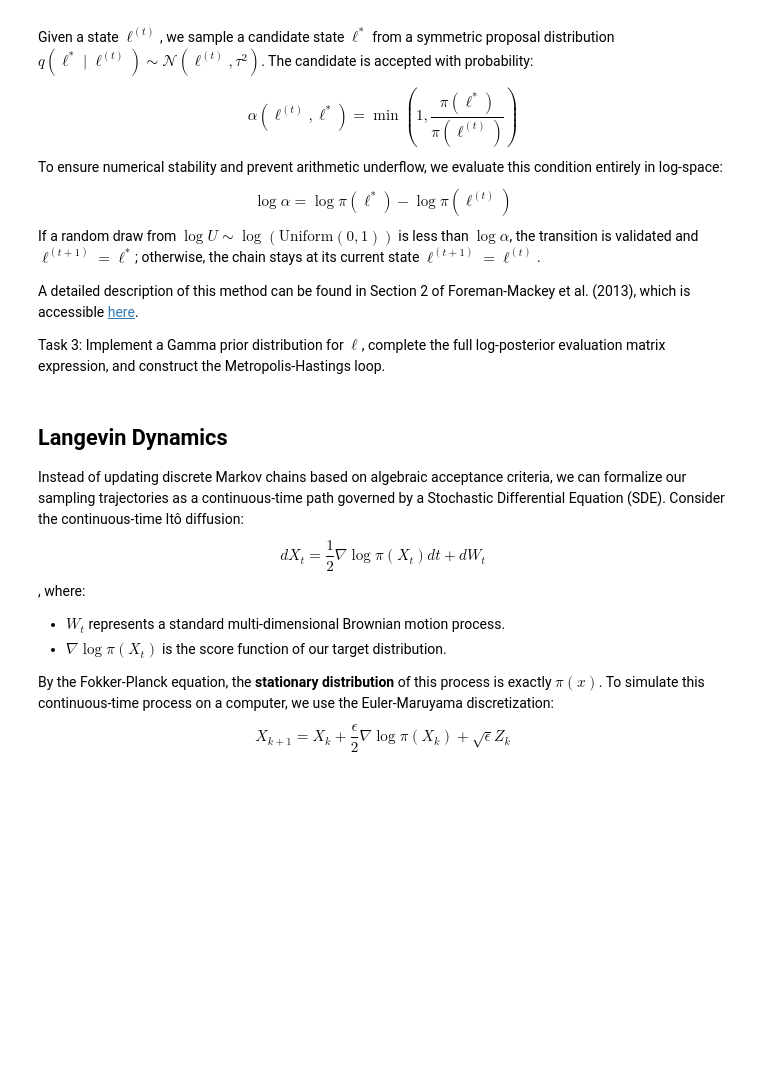
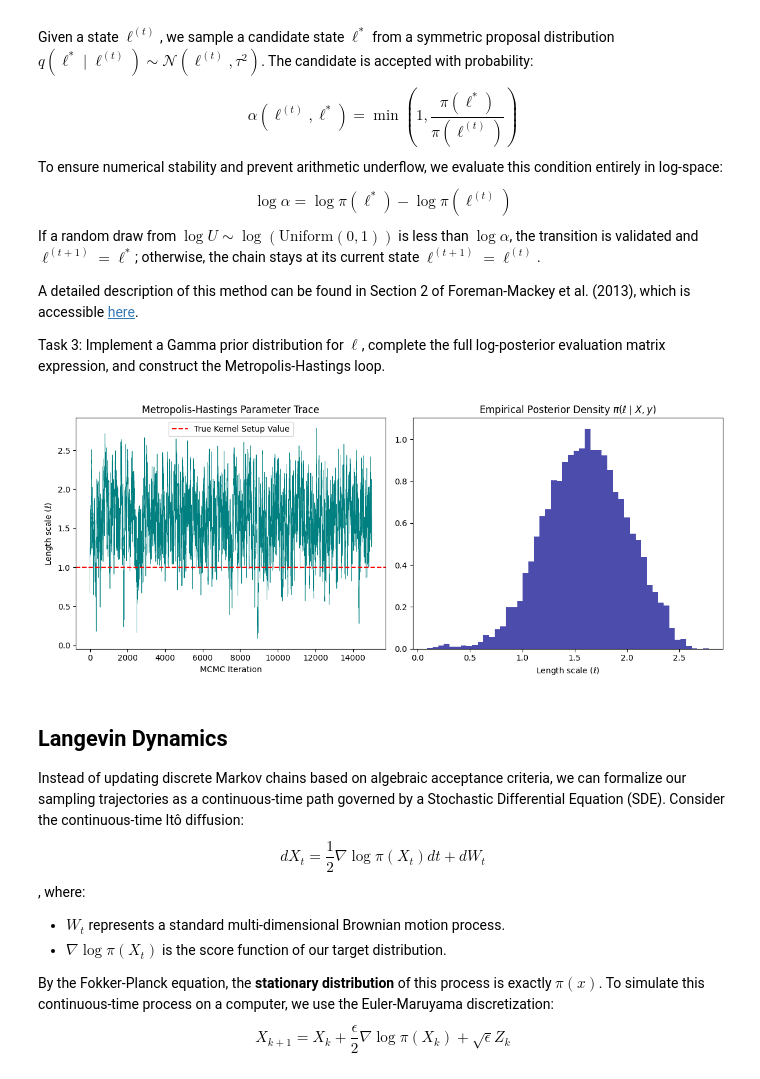
Before and after one commit to AidaAm005/Stochastic-Processes-Final-Project, a Jupyter notebook: SPFinalProject.ipynb, the cells around one changed output. Cells and saved outputs as stored; diff of their text form; code cells hidden in the pictures; blank space fills up the shorter version.

Commit message:
Implement Metropolis-Hastings MCMC sampler and generate MCMC diagnostic plots

```diff
--- a/SPFinalProject.ipynb
+++ b/SPFinalProject.ipynb
@@ -262,42 +262,48 @@ def metropolis_hastings(n_samples, initial_l, proposal_width=0.15):
 
     for i in range(n_samples):
         # TODO: Generate a candidate state using a symmetric Gaussian proposal
-        proposal = None
+        proposal = np.random.normal(current, proposal_width)
 
         # TODO: Evaluate the log posterior of the proposed state
-        proposal_logp = None
+        proposal_logp = log_posterior_lengthscale(proposal, x_train, y_train)
 
         # TODO: Calculate the Metropolis-Hastings acceptance probability in log-space
-        log_alpha = None
+        log_alpha = proposal_logp - current_logp
 
         # TODO: Perform the Metropolis acceptance step
         # Target update variables: `current` and `current_logp`
+        log_u = np.log(np.random.uniform(0, 1))
+        if log_u < log_alpha:
+            current = proposal
+            current_logp = proposal_logp
 
         samples.append(current)
 
     return np.array(samples)
 
 # Execution block (Assuming x_train and y_train are derived from Part 2)
 chain = metropolis_hastings(n_samples=15000, initial_l=0.5, proposal_width=0.15)
 
 # Diagnostic Visualizations
 plt.figure(figsize=(12, 5))
 plt.subplot(1, 2, 1)
 plt.plot(chain, color='teal', lw=0.5)
 plt.axhline(1.0, color='red', linestyle='--', label='True Kernel Setup Value')
 plt.title("Metropolis-Hastings Parameter Trace")
 plt.xlabel("MCMC Iteration")
 plt.ylabel(r"Length scale ($\ell$)")
 plt.legend()
 
 plt.subplot(1, 2, 2)
 # Apply a 20% burn-in filter to eliminate initialization bias
 burn_in = int(0.2 * len(chain))
 plt.hist(chain[burn_in:], bins=50, density=True, color='darkblue', alpha=0.7)
 plt.title(r"Empirical Posterior Density $\pi(\ell \mid X, y)$")
 plt.xlabel(r"Length scale ($\ell$)")
 plt.tight_layout()
 plt.show()
+# %% [output]
+[figure, added]
 # %% [markdown]
 ## Langevin Dynamics
 
```
